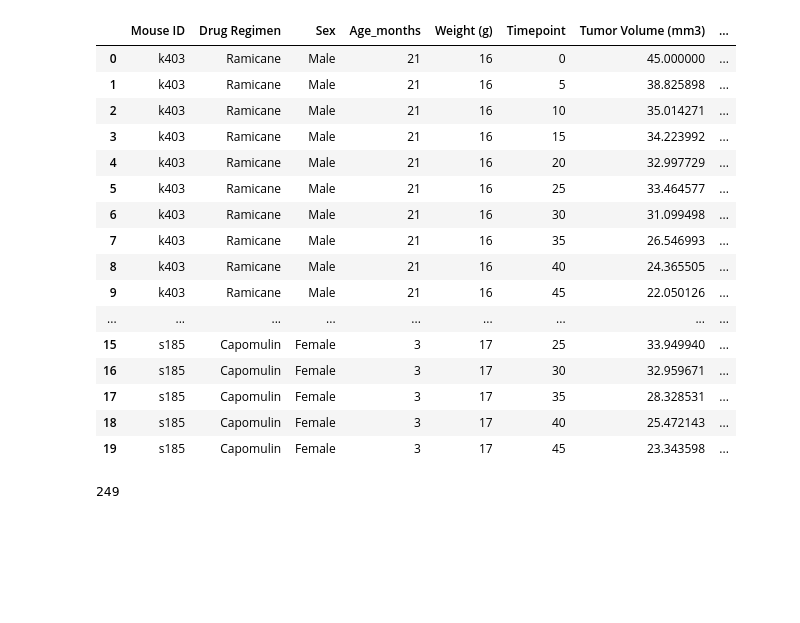
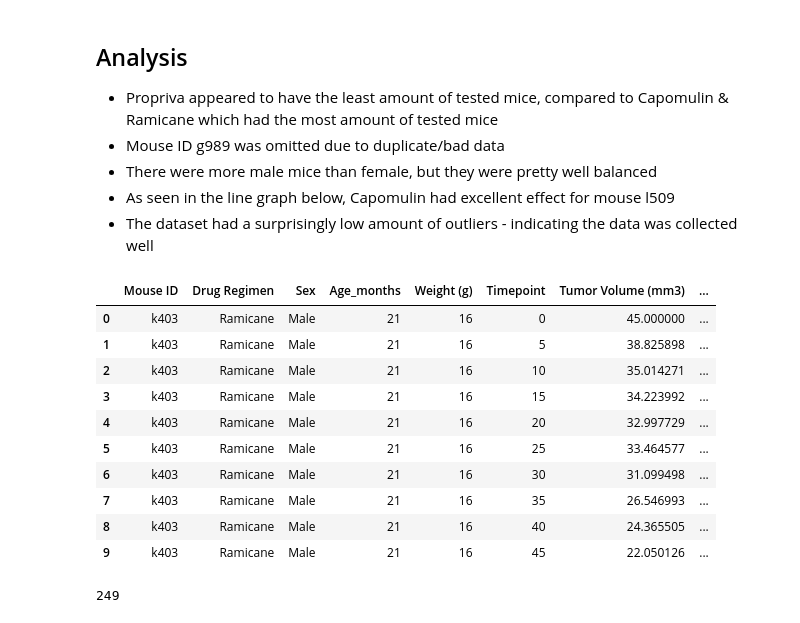
Before and after one commit to SolSolstice/matplotib-challenge, a Jupyter notebook: Pymaceuticals/pymaceuticals_workfile.ipynb, the cells around one changed output. Cells and saved outputs as stored; diff of their text form; code cells hidden in the pictures; blank space fills up the shorter version.

```diff
--- a/Pymaceuticals/pymaceuticals_workfile.ipynb
+++ b/Pymaceuticals/pymaceuticals_workfile.ipynb
@@ -1,3 +1,11 @@
+# %% [markdown]
+## Analysis
+
+* Propriva appeared to have the least amount of tested mice, compared to Capomulin & Ramicane which had the most amount of tested mice
+* Mouse ID g989 was omitted due to duplicate/bad data
+* There were more male mice than female, but they were pretty well balanced
+* As seen in the line graph below, Capomulin had excellent effect for mouse l509
+* The dataset had a surprisingly low amount of outliers - indicating the data was collected well
 # %%
 # Dependencies and Setup
 import matplotlib.pyplot as plt
@@ -6,40 +14,34 @@ import scipy.stats as st
 import numpy as np
 from scipy.stats import linregress
 
 
 # Study data files
 mouse_metadata_path = "data/Mouse_metadata.csv"
 study_results_path = "data/Study_results.csv"
 
 # Read the mouse data and the study results
 mouse_metadata = pd.read_csv(mouse_metadata_path)
 study_results = pd.read_csv(study_results_path)
 
 # Combine the data into a single dataset
 
 combined_data = pd.merge(mouse_metadata,study_results,how="left",on="Mouse ID")
 
 
 # Display the data table for preview
-combined_data.head(20)
+combined_data.head(10)
 # %% [output]
 |  | Mouse ID | Drug Regimen | Sex | Age_months | Weight (g) | Timepoint | Tumor Volume (mm3) | ... |
 | 0 | k403 | Ramicane | Male | 21 | 16 | 0 | 45.000000 | ... |
 | 1 | k403 | Ramicane | Male | 21 | 16 | 5 | 38.825898 | ... |
 | 2 | k403 | Ramicane | Male | 21 | 16 | 10 | 35.014271 | ... |
 | 3 | k403 | Ramicane | Male | 21 | 16 | 15 | 34.223992 | ... |
 | 4 | k403 | Ramicane | Male | 21 | 16 | 20 | 32.997729 | ... |
 | 5 | k403 | Ramicane | Male | 21 | 16 | 25 | 33.464577 | ... |
 | 6 | k403 | Ramicane | Male | 21 | 16 | 30 | 31.099498 | ... |
 | 7 | k403 | Ramicane | Male | 21 | 16 | 35 | 26.546993 | ... |
 | 8 | k403 | Ramicane | Male | 21 | 16 | 40 | 24.365505 | ... |
 | 9 | k403 | Ramicane | Male | 21 | 16 | 45 | 22.050126 | ... |
-| ... | ... | ... | ... | ... | ... | ... | ... | ... |
-| 15 | s185 | Capomulin | Female | 3 | 17 | 25 | 33.949940 | ... |
-| 16 | s185 | Capomulin | Female | 3 | 17 | 30 | 32.959671 | ... |
-| 17 | s185 | Capomulin | Female | 3 | 17 | 35 | 28.328531 | ... |
-| 18 | s185 | Capomulin | Female | 3 | 17 | 40 | 25.472143 | ... |
-| 19 | s185 | Capomulin | Female | 3 | 17 | 45 | 23.343598 | ... |
 # %%
 # Checking the number of mice.
 mouse_count = len(pd.unique(combined_data["Mouse ID"]))
```
Also changed, not shown: parts of 9 cells of this notebook.
